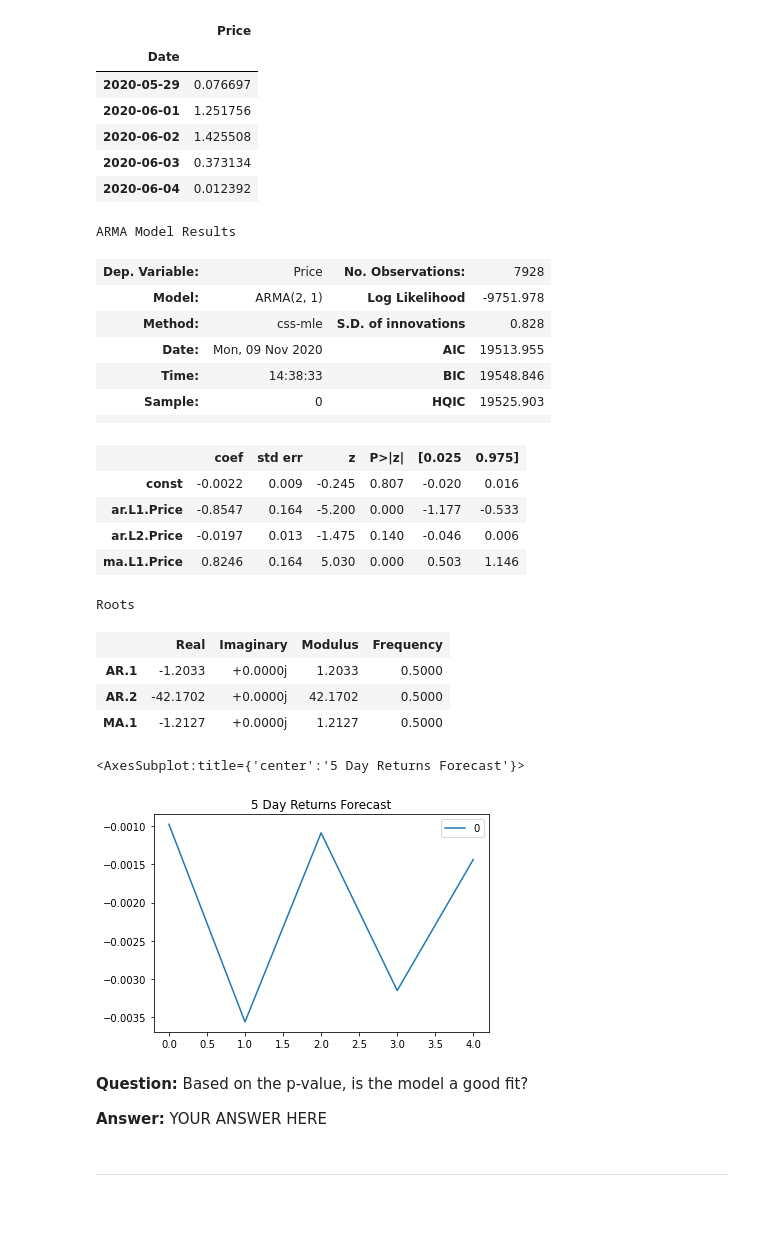
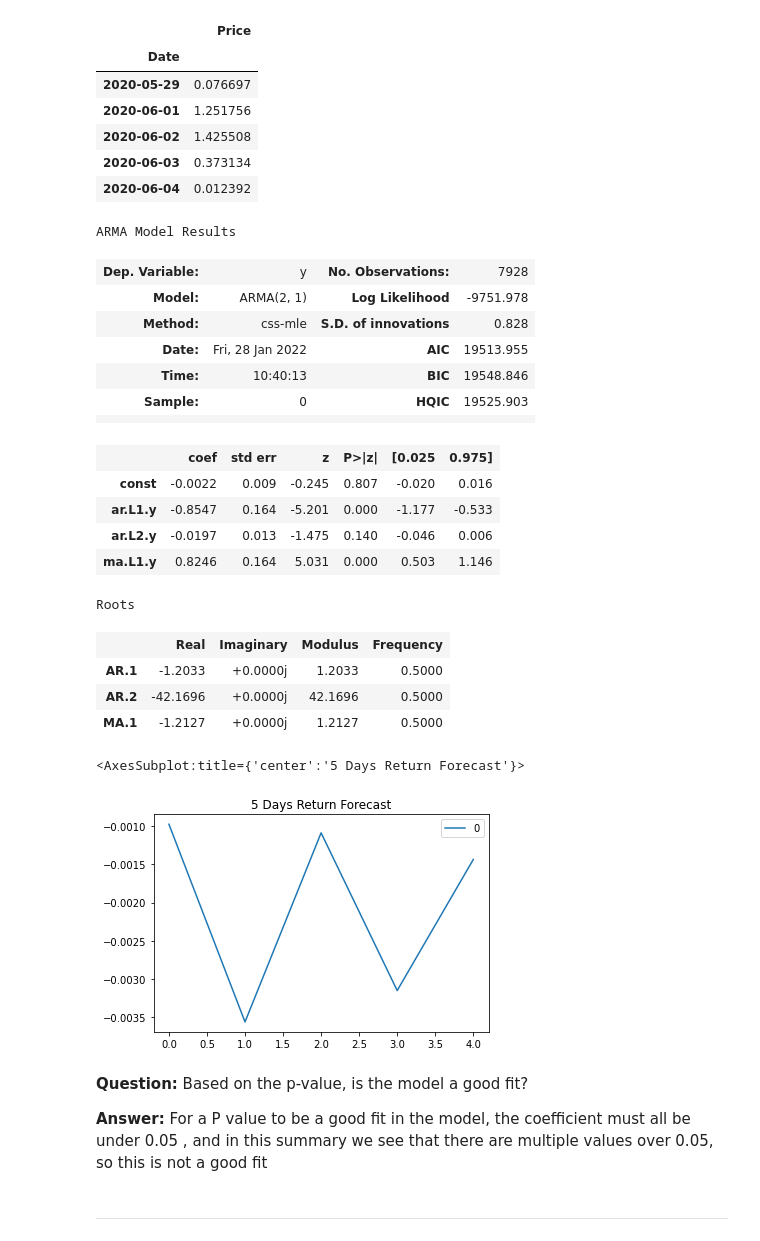
Before and after one commit to Valeriangrip/DownForecast, a Jupyter notebook: time_series_analysis.ipynb, the cells around one changed output. Saved outputs shown, nothing was run; the diff lists cells and outputs as text; code cells hidden in the pictures; blank space fills up the shorter version.

Commit message:
completed arma and arima models + summaries, started garch

```diff
--- a/time_series_analysis.ipynb
+++ b/time_series_analysis.ipynb
@@ -126,44 +125,46 @@ returns.tail()
 | 2020-06-04 | 0.012392 |
 # %%
 import statsmodels.api as sm
+# Import the ARMA model
+from statsmodels.tsa.arima_model import ARMA
+# Estimate and ARMA model using statsmodels (use order=(2, 1))
+model = ARMA(returns.values, order=(2,1))
 
-# Estimate and ARMA model using statsmodels (use order=(2, 1))
-# YOUR CODE HERE!
 
 # Fit the model and assign it to a variable called results
-# YOUR CODE HERE!
+results = model.fit()
 # %%
 # Output model summary results:
-# YOUR CODE HERE!
+results.summary()
 # %% [output]
 ARMA Model Results
-| Dep. Variable: | Price | No. Observations: | 7928 |
+| Dep. Variable: | y | No. Observations: | 7928 |
 | Model: | ARMA(2, 1) | Log Likelihood | -9751.978 |
 | Method: | css-mle | S.D. of innovations | 0.828 |
-| Date: | Mon, 09 Nov 2020 | AIC | 19513.955 |
-| Time: | 14:38:33 | BIC | 19548.846 |
+| Date: | Fri, 28 Jan 2022 | AIC | 19513.955 |
+| Time: | 10:40:13 | BIC | 19548.846 |
 | Sample: | 0 | HQIC | 19525.903 |
 |  |  |  |  |
 |  | coef | std err | z | P>|z| | [0.025 | 0.975] |
 | const | -0.0022 | 0.009 | -0.245 | 0.807 | -0.020 | 0.016 |
-| ar.L1.Price | -0.8547 | 0.164 | -5.200 | 0.000 | -1.177 | -0.533 |
-| ar.L2.Price | -0.0197 | 0.013 | -1.475 | 0.140 | -0.046 | 0.006 |
-| ma.L1.Price | 0.8246 | 0.164 | 5.030 | 0.000 | 0.503 | 1.146 |
+| ar.L1.y | -0.8547 | 0.164 | -5.201 | 0.000 | -1.177 | -0.533 |
+| ar.L2.y | -0.0197 | 0.013 | -1.475 | 0.140 | -0.046 | 0.006 |
+| ma.L1.y | 0.8246 | 0.164 | 5.031 | 0.000 | 0.503 | 1.146 |
 Roots
 |  | Real | Imaginary | Modulus | Frequency |
 | AR.1 | -1.2033 | +0.0000j | 1.2033 | 0.5000 |
-| AR.2 | -42.1702 | +0.0000j | 42.1702 | 0.5000 |
+| AR.2 | -42.1696 | +0.0000j | 42.1696 | 0.5000 |
 | MA.1 | -1.2127 | +0.0000j | 1.2127 | 0.5000 |
 # %%
 # Plot the 5 Day Returns Forecast
-# YOUR CODE HERE!
+pd.DataFrame(results.forecast(steps=5)[0]).plot(title="5 Days Return Forecast")
 # %% [output]
-<AxesSubplot:title={'center':'5 Day Returns Forecast'}>
+<AxesSubplot:title={'center':'5 Days Return Forecast'}>
-[figure, old version]
+[figure, new version]
-# %% [markdown]
-**Question:** Based on the p-value, is the model a good fit?
-
-**Answer:** YOUR ANSWER HERE
+# %% [markdown]
+**Question:** Based on the p-value, is the model a good fit?
+
+**Answer:** For a P value to be a good fit in the model, the coefficient must all be under 0.05 , and in this summary we see that there are multiple values over 0.05, so this is not a good fit
 # %% [markdown]
 ---
 # %% [markdown]
```
Also changed, not shown: parts of 8 cells of this notebook.
